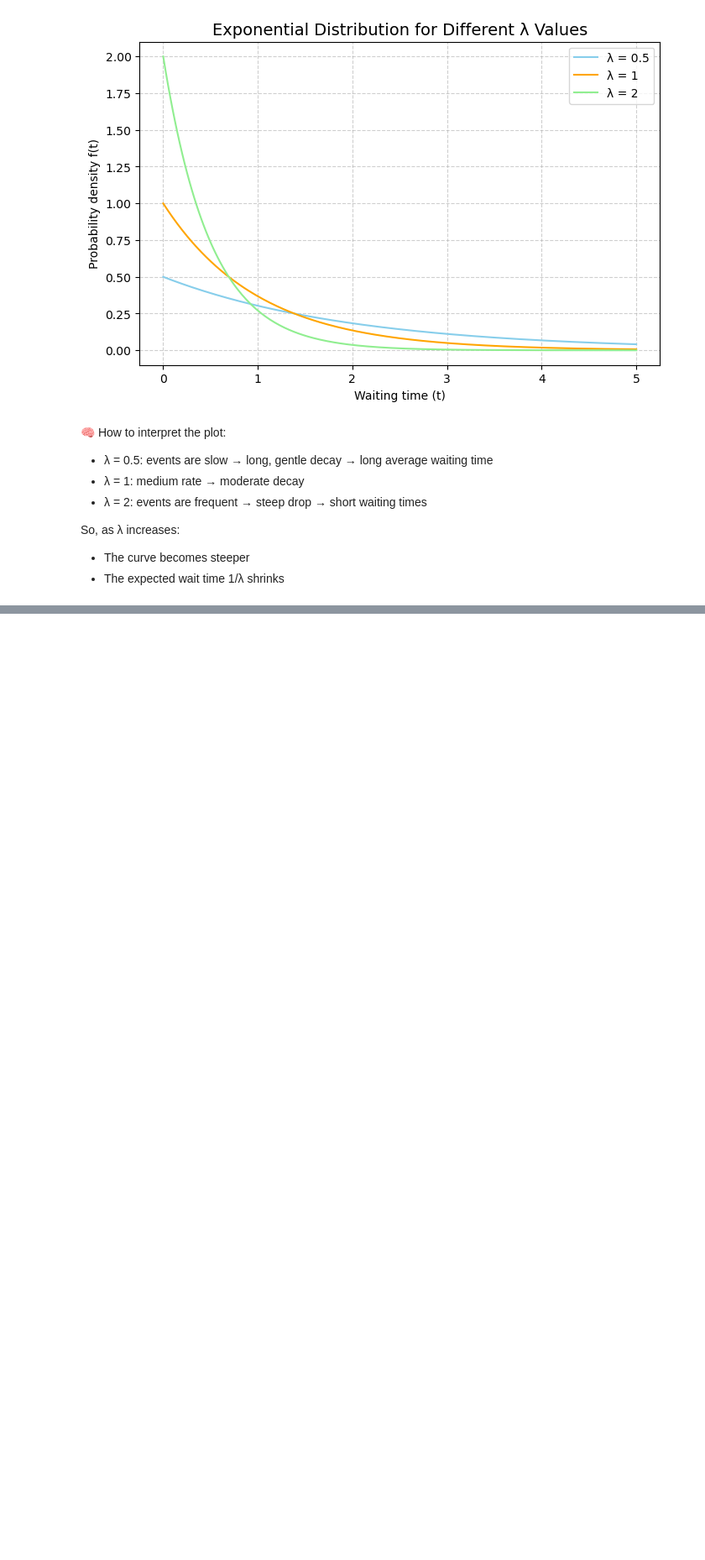
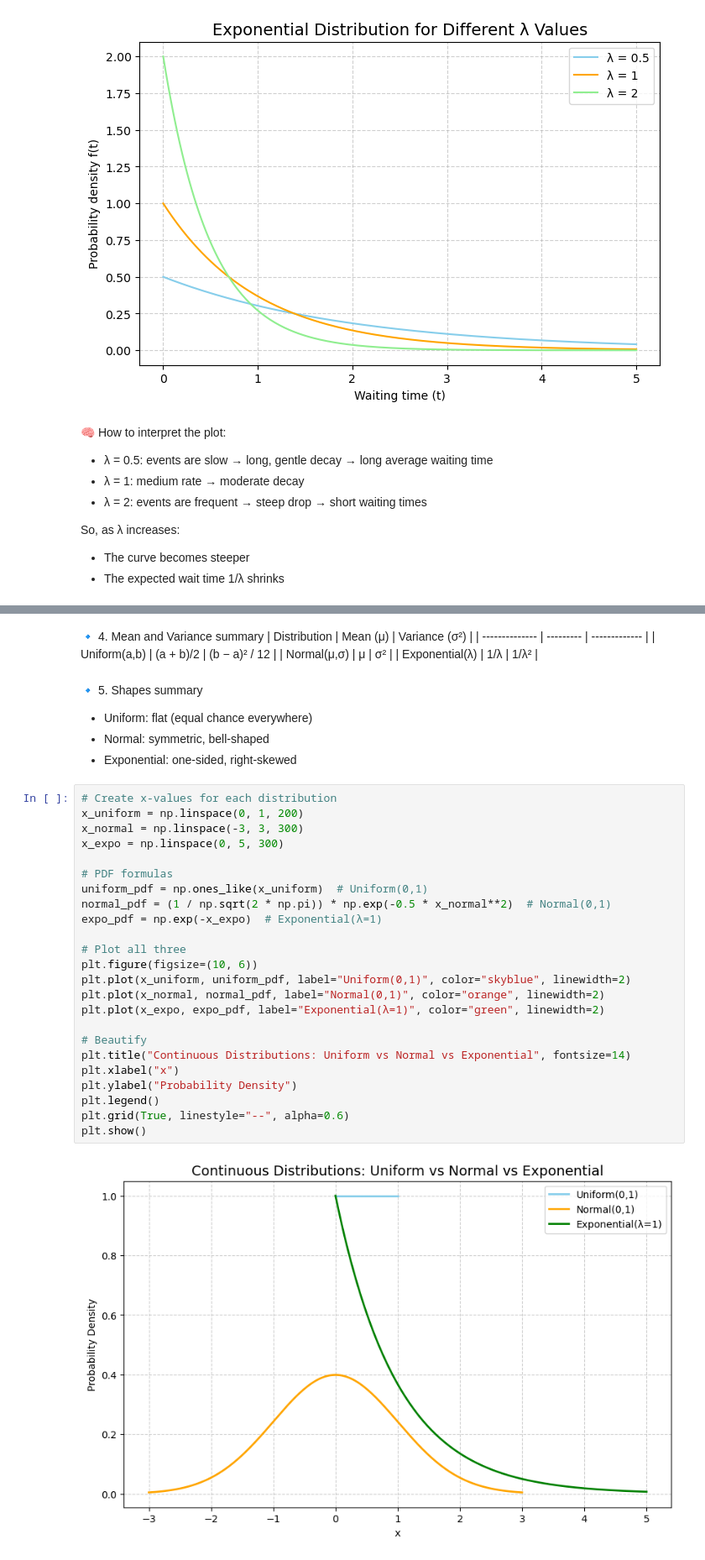
Before and after one commit to mlnotes2718/introduction-statistics-machine-learning, a Jupyter notebook: Statistics-in-ML-4-Probability-Distributions.ipynb, the cells around one changed output, grey strips where cells are left out. Shown at 84% size. Saved outputs shown, nothing was run; the diff lists cells and outputs as text; blank space fills up the shorter version.

```diff
--- a/Statistics-in-ML-4-Probability-Distributions.ipynb
+++ b/Statistics-in-ML-4-Probability-Distributions.ipynb
@@ -1582,0 +1743,38 @@ So, as
+# %% [markdown]
+🔹 4. Mean and Variance summary
+| Distribution   | Mean (μ)  | Variance (σ²) |
+| -------------- | --------- | ------------- |
+| Uniform(a,b)   | (a + b)/2 | (b − a)² / 12 |
+| Normal(μ,σ)    | μ         | σ²            |
+| Exponential(λ) | 1/λ       | 1/λ²          |
+# %% [markdown]
+🔹 5. Shapes summary
+- Uniform: flat (equal chance everywhere)
+- Normal: symmetric, bell-shaped
+- Exponential: one-sided, right-skewed
+# %%
+# Create x-values for each distribution
+x_uniform = np.linspace(0, 1, 200)
+x_normal = np.linspace(-3, 3, 300)
+x_expo = np.linspace(0, 5, 300)
+
+# PDF formulas
+uniform_pdf = np.ones_like(x_uniform)  # Uniform(0,1)
+normal_pdf = (1 / np.sqrt(2 * np.pi)) * np.exp(-0.5 * x_normal**2)  # Normal(0,1)
+expo_pdf = np.exp(-x_expo)  # Exponential(λ=1)
+
+# Plot all three
+plt.figure(figsize=(10, 6))
+plt.plot(x_uniform, uniform_pdf, label="Uniform(0,1)", color="skyblue", linewidth=2)
+plt.plot(x_normal, normal_pdf, label="Normal(0,1)", color="orange", linewidth=2)
+plt.plot(x_expo, expo_pdf, label="Exponential(λ=1)", color="green", linewidth=2)
+
+# Beautify
+plt.title("Continuous Distributions: Uniform vs Normal vs Exponential", fontsize=14)
+plt.xlabel("x")
+plt.ylabel("Probability Density")
+plt.legend()
+plt.grid(True, linestyle="--", alpha=0.6)
+plt.show()
+# %% [output]
+[figure, added]
```
Also changed, not shown: parts of 27 cells of this notebook.
